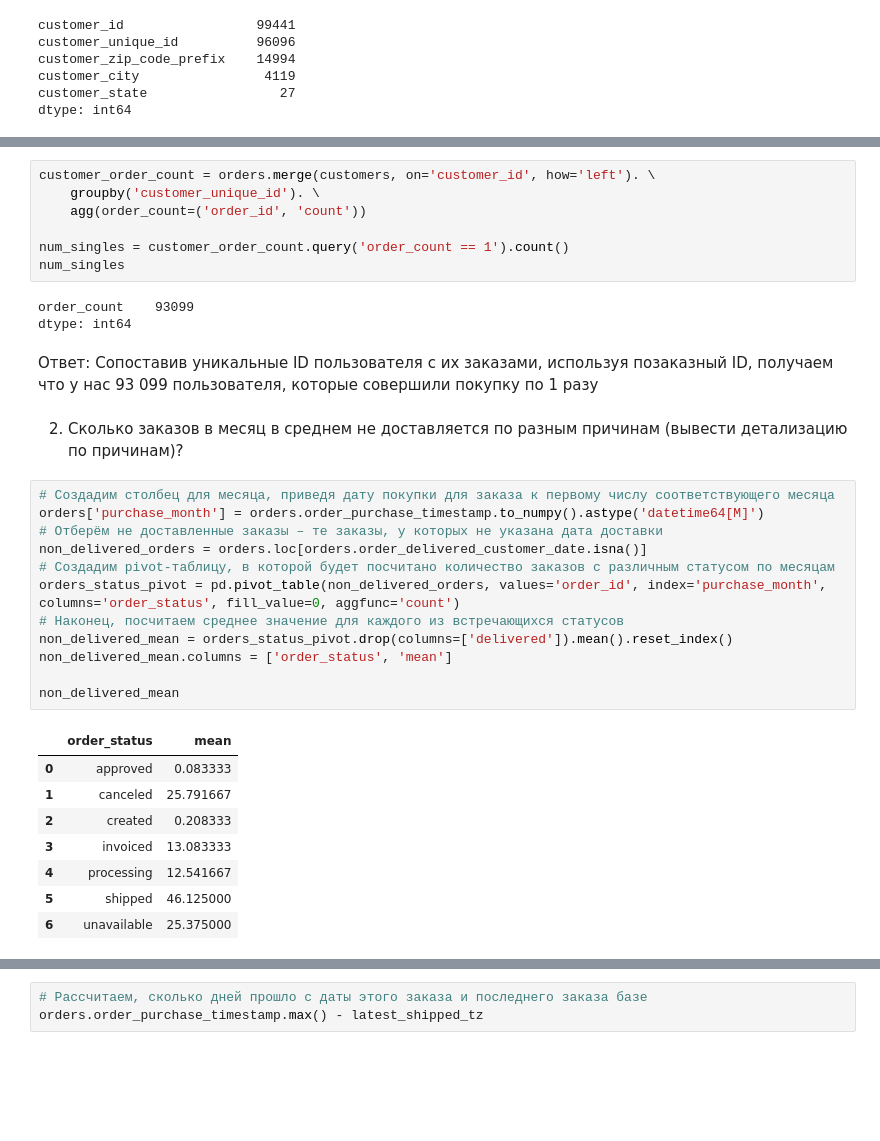
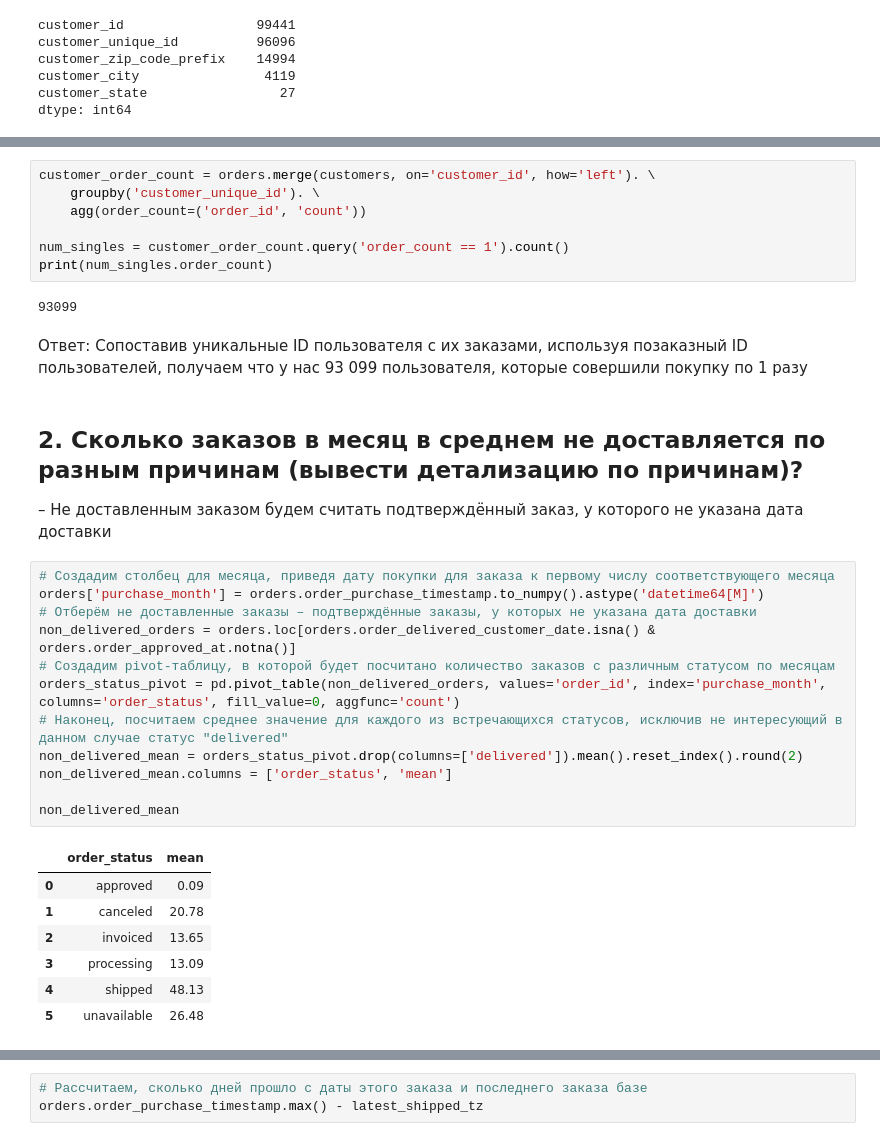
Before and after one commit to y0lk1n/analytics-practice, a Jupyter notebook: project_ecommerce/project_notebook.ipynb, the cells around one changed output, grey strips where cells are left out. Drawn from its saved outputs; the diff is of its cells as text; blank space fills up the shorter version.

```diff
--- a/project_ecommerce/project_notebook.ipynb
+++ b/project_ecommerce/project_notebook.ipynb
@@ -60,32 +82,32 @@ customer_order_count = orders.merge(customers, on='customer_id', how='left'). \
     agg(order_count=('order_id', 'count'))
 
 num_singles = customer_order_count.query('order_count == 1').count()
-num_singles
+print(num_singles.order_count)
 # %% [output]
-order_count    93099
-dtype: int64
+93099
 # %% [markdown]
-Ответ: Сопоставив уникальные ID пользователя с их заказами, используя позаказный ID, получаем что у нас 93 099 пользователя, которые совершили покупку по 1 разу
+Ответ: Сопоставив уникальные ID пользователя с их заказами, используя позаказный ID пользователей, получаем что у нас 93 099 пользователя, которые совершили покупку по 1 разу
 # %% [markdown]
-2. Сколько заказов в месяц в среднем не доставляется по разным причинам (вывести детализацию по причинам)?
+## 2. Сколько заказов в месяц в среднем не доставляется по разным причинам (вывести детализацию по причинам)?
+
+– Не доставленным заказом будем считать подтверждённый заказ, у которого не указана дата доставки
 # %%
 # Создадим столбец для месяца, приведя дату покупки для заказа к первому числу соответствующего месяца
 orders['purchase_month'] = orders.order_purchase_timestamp.to_numpy().astype('datetime64[M]')
-# Отберём не доставленные заказы – те заказы, у которых не указана дата доставки
-non_delivered_orders = orders.loc[orders.order_delivered_customer_date.isna()]
+# Отберём не доставленные заказы – подтверждённые заказы, у которых не указана дата доставки
+non_delivered_orders = orders.loc[orders.order_delivered_customer_date.isna() & orders.order_approved_at.notna()]
 # Создадим pivot-таблицу, в которой будет посчитано количество заказов с различным статусом по месяцам
 orders_status_pivot = pd.pivot_table(non_delivered_orders, values='order_id', index='purchase_month', columns='order_status', fill_value=0, aggfunc='count')
-# Наконец, посчитаем среднее значение для каждого из встречающихся статусов
-non_delivered_mean = orders_status_pivot.drop(columns=['delivered']).mean().reset_index()
+# Наконец, посчитаем среднее значение для каждого из встречающихся статусов, исключив не интересующий в данном случае статус "delivered"
+non_delivered_mean = orders_status_pivot.drop(columns=['delivered']).mean().reset_index().round(2)
 non_delivered_mean.columns = ['order_status', 'mean']
 
 non_delivered_mean
 # %% [output]
 |  | order_status | mean |
-| 0 | approved | 0.083333 |
-| 1 | canceled | 25.791667 |
-| 2 | created | 0.208333 |
-| 3 | invoiced | 13.083333 |
-| 4 | processing | 12.541667 |
-| 5 | shipped | 46.125000 |
-| 6 | unavailable | 25.375000 |
+| 0 | approved | 0.09 |
+| 1 | canceled | 20.78 |
+| 2 | invoiced | 13.65 |
+| 3 | processing | 13.09 |
+| 4 | shipped | 48.13 |
+| 5 | unavailable | 26.48 |
```
Also changed, not shown: parts of 51 cells of this notebook.
